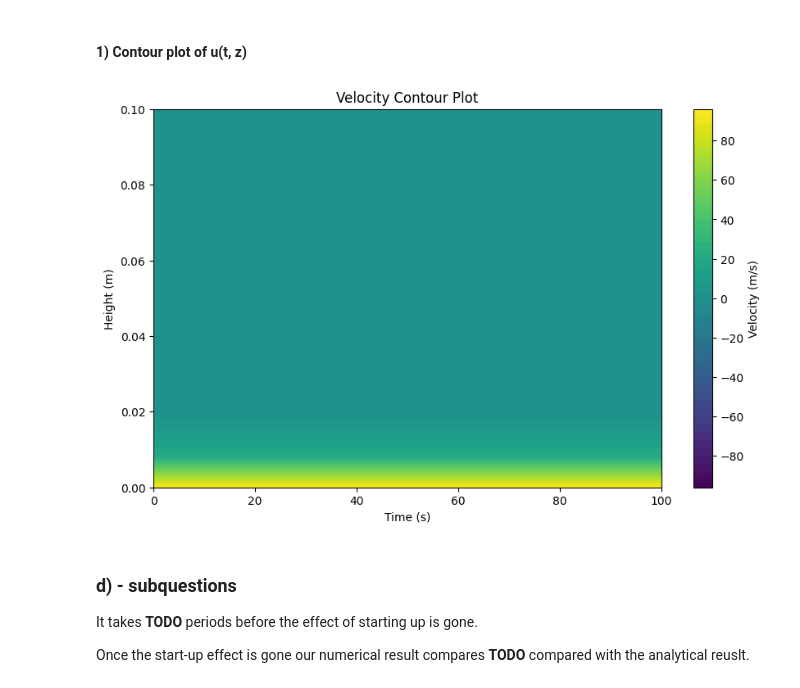
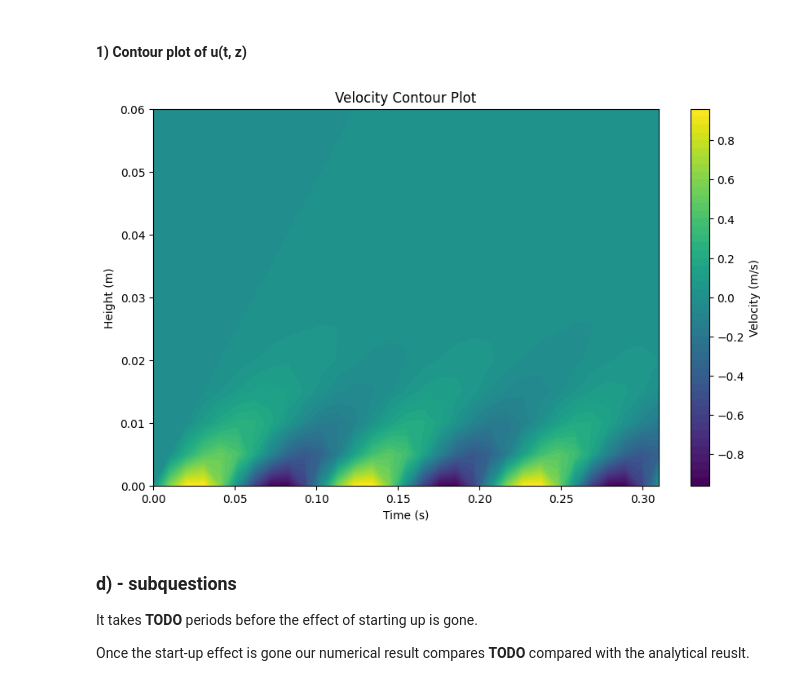
Before and after one commit to HiperLoop/Fluid-dynamics, a Jupyter notebook: Project 2/src/Project2_Group8_computationalpart.ipynb, the cells around one changed output. Saved outputs shown, nothing was run; the diff lists cells and outputs as text; code cells hidden in the pictures.

Commit message:
changed testing constants to prodduce more relevant plot

```diff
--- a/Project 2/src/Project2_Group8_computationalpart.ipynb
+++ b/Project 2/src/Project2_Group8_computationalpart.ipynb
@@ -18,7 +18,7 @@ rho = 1000 # Fluid density (kg/m^3)
 g = 9.81 # Gravitational acceleration (m/s^2)
 mu = 1 # Dynamic viscosity (N*s/m^2)
 nu = mu / rho # Kinematic viscosity (m^2/s)
-U0 = 100 # horizontal plate velocity amplitude (m/s)
+U0 = 1 # horizontal plate velocity amplitude (m/s)
 # %%
 # Generate z-column array
 
@@ -92,18 +92,18 @@ def line_plot(x, u, representative_points, x_label, rep_point_name):
 #### 1) Contour plot of u(t, z)
 # %%
 # Plot 1)
-dz = 0.01
+dz = 0.005
 dt = 0.01
-t_max = 100
+t_max = 0.3
 N_t = int(t_max / dt) + 1
 t = np.linspace(0, N_t * dt, N_t)
-z = generate_z_column(0, 0.1, dz)
+z = generate_z_column(0, 0.06, dz)
 u = np.append([plate_velocity(0)], np.zeros((1, len(z) - 1)))
 u = iterative_diffusion([u], dz, dt, N_t)
 u = np.transpose(u)
 contour_plot(z, t, u)
 # %% [output]
-[figure, old version]
+[figure, new version]
 # %% [markdown]
 ### d) - subquestions
 
```
Also changed, not shown: parts of 1 cell of this notebook.
